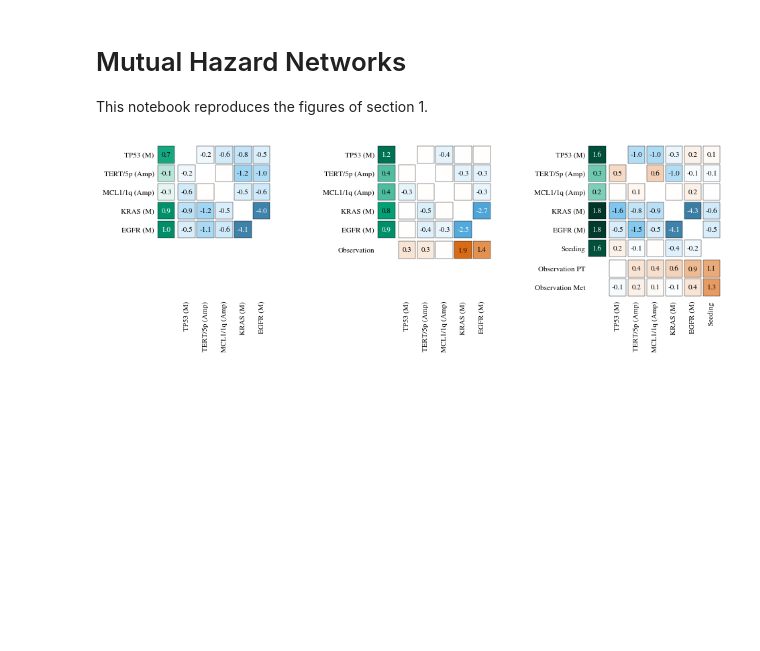
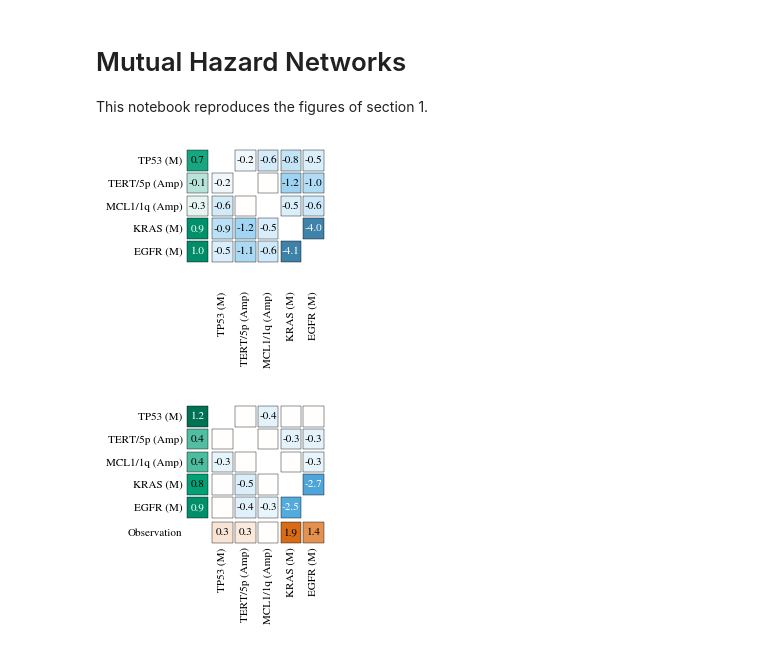
Before and after one commit to huy29433/Dissertation-MHN-example, a Jupyter notebook: analysis/mhn.ipynb, the cells around one changed output. Cells and saved outputs as stored; diff of their text form; code cells hidden in the pictures; blank space fills up the shorter version.

Commit message:
log_theta plotting

```diff
--- a/analysis/mhn.ipynb
+++ b/analysis/mhn.ipynb
@@ -17,19 +13,23 @@ metmhn_model_log_theta = pd.read_csv("../run/results/metmhn.csv", index_col=0)
 # %%
-fig, ax = plt.subplots(ncols=3, figsize=(12, 3))
+fig1, ax1 = plt.subplots(figsize=(2.2, 2.4))
+fig2, ax2 = plt.subplots(figsize=(2.2, 2.4))
+ax = [ax1, ax2]
 
 plotting_kwargs = {
     "max_br": 1.9,
     "min_br": -0.3,
     "abs_max_ir": 4.3,
 }
 
 plotting.plot_theta(cmhn_model.log_theta, events=omhn_model.events,
                     ax=ax[0], model="cmhn", **plotting_kwargs)
 plotting.plot_theta(omhn_model.log_theta, events=omhn_model.events,
                     ax=ax[1], model="omhn", **plotting_kwargs)
-plotting.plot_theta(metmhn_model_log_theta, events=omhn_model.events,
-                    ax=ax[2], model="metmhn", **plotting_kwargs)
-for a in ax:
-    a.set_ylim(9, None)
+ax[0].set_ylim(ax[1].get_ylim()[0], None)
+fig1.tight_layout(pad=0)
+fig2.tight_layout(pad=0)
+fig1.savefig("results/cmhn.pdf")
+fig2.savefig("results/omhn.pdf")
 # %% [output]
-[figure, old version]
+[figure, new version]
+[figure, added]
```
Also changed, not shown: parts of 1 cell of this notebook, 5 other files.
